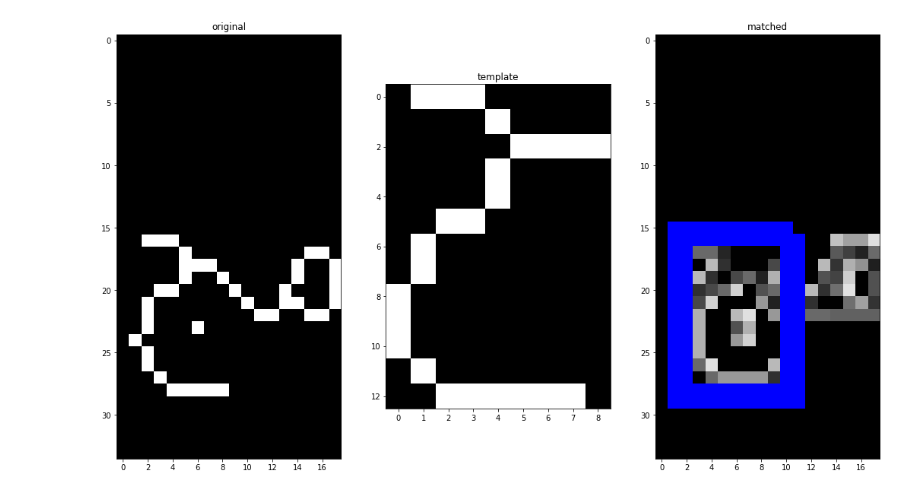
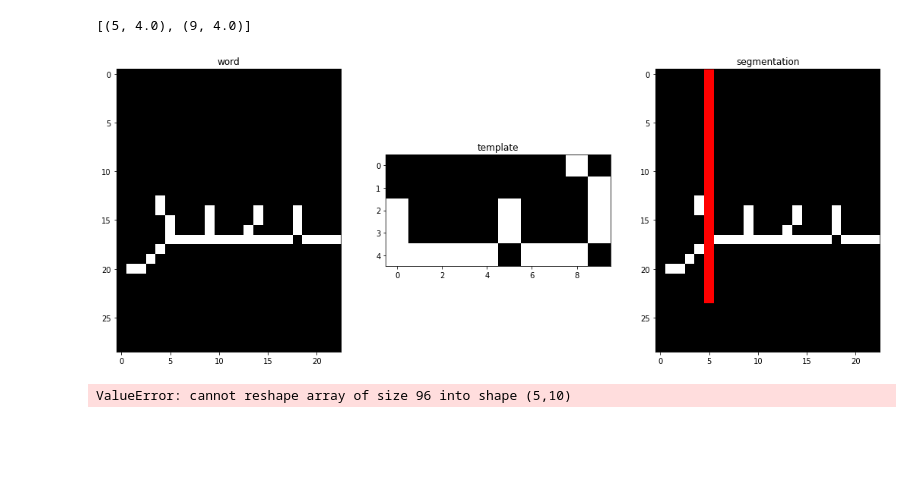
Before and after one commit to abdo-soliman/ArabicOCR, a Jupyter notebook: segmentation.ipynb, the cells around one changed output. Saved outputs shown, nothing was run; the diff lists cells and outputs as text; code cells hidden in the pictures; blank space fills up the shorter version.

```diff
--- a/segmentation.ipynb
+++ b/segmentation.ipynb
@@ -308,8 +334,64 @@ for word in words:
-# %%
-sen = cv2.imread("./DataSets/sen.png", 0)
-show_images([sen])
-# %%
-template = extractTemplate(words[33])
-show_images([toSkeleton(words[8]), template, templateMatch(words[8], template)], ["original", "template", "matched"])
-# %% [output]
-[figure, removed]
+# %%
+senHist = getHist(sen)
+shenMiddleHist = getHist(shenMiddle)
+shenMiddleHist[-1] = 1
+shenMiddleHist = np.append(shenMiddleHist, 4).astype(np.uint8)
+
+
+skeleton = toSkeleton(words[4])
+wordHist = getHist(skeleton)
+
+maybe = []
+for i in range(len(wordHist)-9):
+    distance = np.sum(abs(wordHist[i:i+10] - senHist))
+    if distance < 5:
+        maybe.append((i, distance))
+
+print(maybe)
+minDistance = 5
+splitter = None
+for window in maybe:
+    if window[1] < minDistance:
+        minDistance = window[1]
+        splitter = window[0]
+
+if splitter != None:
+    bgr_skeleton = cv2.cvtColor((255 * (skeleton + 0)).astype(np.uint8), cv2.COLOR_GRAY2BGR)
+    cv2.line(bgr_skeleton, (splitter, 0), (splitter, bgr_skeleton.shape[1]), (255, 0, 0), 1)
+#     cv2.line(bgr_skeleton, (splitter+9, 0), (splitter+9, bgr_skeleton.shape[1]), (255, 0, 0), 1)
+
+    show_images([skeleton, sen, bgr_skeleton], ["word", "template", "segmentation"])
+# %% [output]
+[(5, 4.0), (9, 4.0)]
+[figure, added]
+# %%
+senHist = getHist(sen)
+skeleton = toSkeleton(words[8])
+wordHist = getHist(skeleton)
+# print(sen.shape)
+
+maybe = []
+for i in range(len(wordHist)-9):
+    temp = np.zeros((5, 10))
+    letter = extractTemplate(skeleton[:, i:i+10])
+    distance = np.sum(letter * sen)
+    if distance < 5:
+        maybe.append((i, distance))
+
+print(maybe)
+minDistance = 5
+splitter = None
+for window in maybe:
+    if window[1] < minDistance:
+        minDistance = window[1]
+        splitter = window[0]
+
+print(splitter)
+if splitter != None:
+    bgr_skeleton = cv2.cvtColor((255 * (skeleton + 0)).astype(np.uint8), cv2.COLOR_GRAY2BGR)
+    cv2.line(bgr_skeleton, (splitter, 0), (splitter, bgr_skeleton.shape[1]), (255, 0, 0), 1)
+#     cv2.line(bgr_skeleton, (splitter+9, 0), (splitter+9, bgr_skeleton.shape[1]), (255, 0, 0), 1)
+
+    show_images([skeleton, sen, bgr_skeleton], ["word", "template", "segmentation"])
+# %% [output]
+ValueError: cannot reshape array of size 96 into shape (5,10)
```
Also changed, not shown: parts of 15 cells of this notebook, 6 other files.
